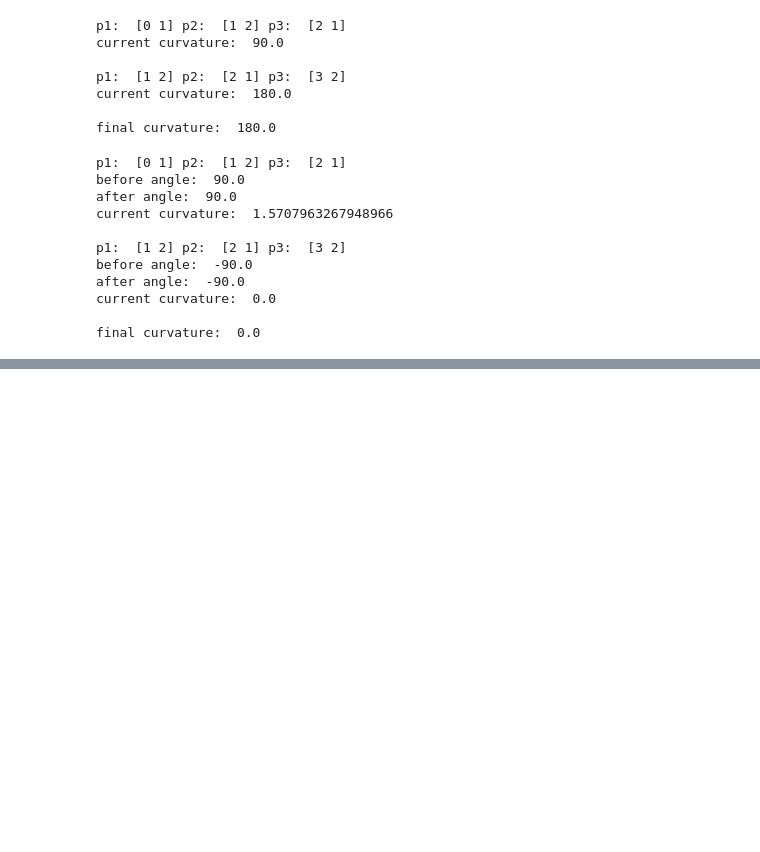
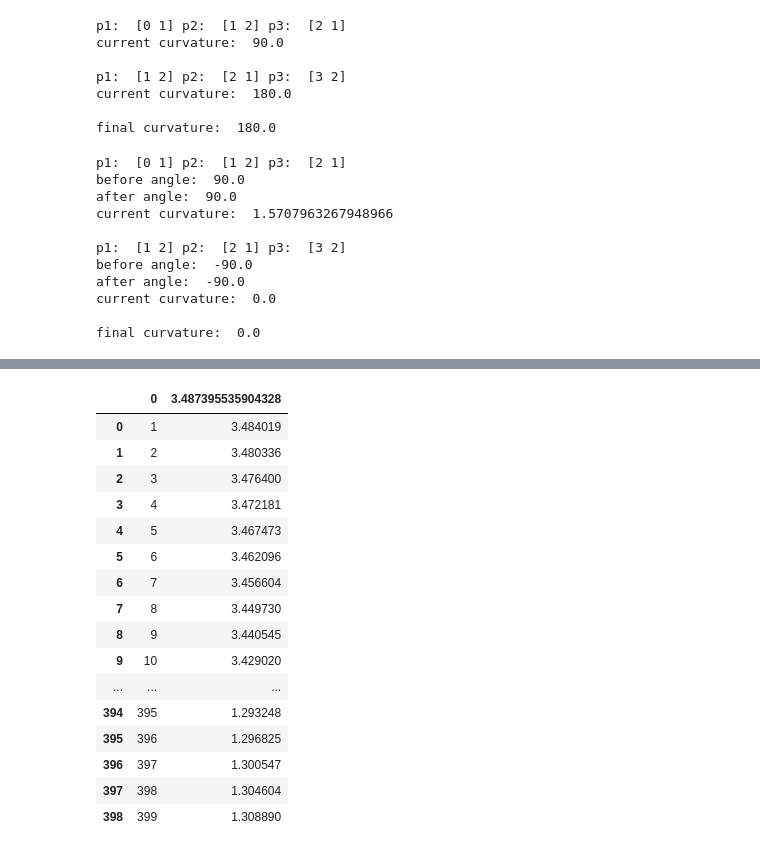
Before and after one commit to AIRLab-POLIMI/local_planning_performance_modelling, a Jupyter notebook: notebooks/smoothness.ipynb, the cells around one changed output, grey strips where cells are left out. Cells and saved outputs as stored; diff of their text form; code cells hidden in the pictures; blank space fills up the shorter version.

```diff
--- a/notebooks/smoothness.ipynb
+++ b/notebooks/smoothness.ipynb
@@ -97,0 +137,20 @@ final curvature:  0.0
+# %%
+distance_df
+# %% [output]
+|  | 0 | 3.487395535904328 |
+| 0 | 1 | 3.484019 |
+| 1 | 2 | 3.480336 |
+| 2 | 3 | 3.476400 |
+| 3 | 4 | 3.472181 |
+| 4 | 5 | 3.467473 |
+| 5 | 6 | 3.462096 |
+| 6 | 7 | 3.456604 |
+| 7 | 8 | 3.449730 |
+| 8 | 9 | 3.440545 |
+| 9 | 10 | 3.429020 |
+| ... | ... | ... |
+| 394 | 395 | 1.293248 |
+| 395 | 396 | 1.296825 |
+| 396 | 397 | 1.300547 |
+| 397 | 398 | 1.304604 |
+| 398 | 399 | 1.308890 |
```
Also changed, not shown: parts of 7 cells of this notebook, 3 other files.
